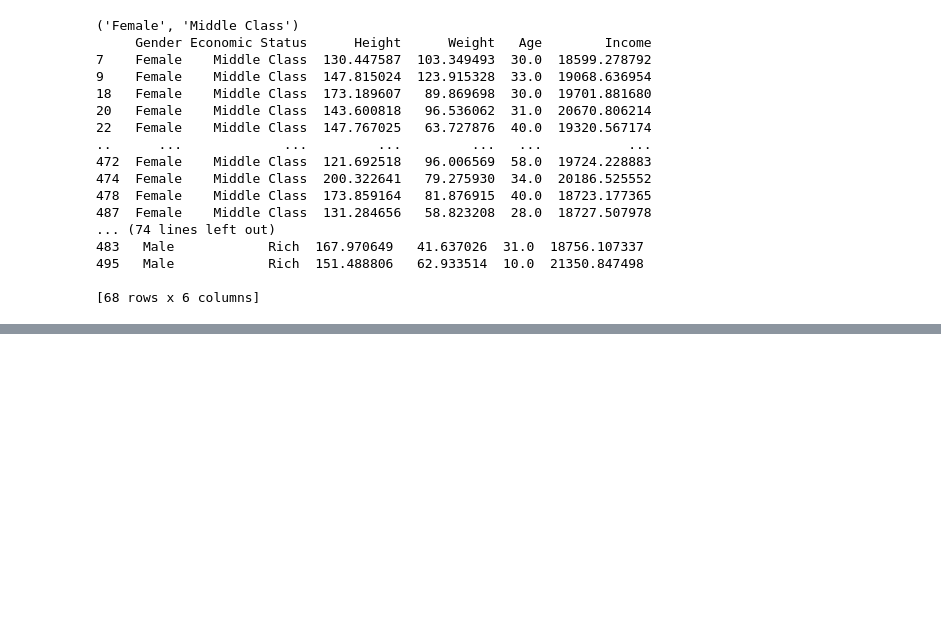
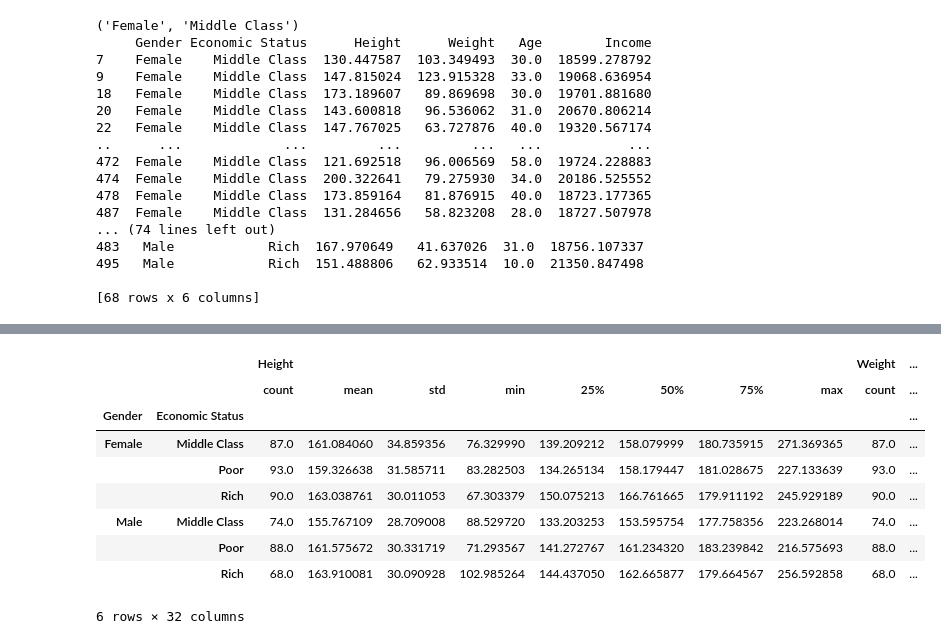
Before and after one commit to santiagoprado12/cursoMLpython, a Jupyter notebook: Agrupacion_de_datos.ipynb, the cells around one changed output, grey strips where cells are left out. Saved outputs shown, nothing was run; the diff lists cells and outputs as text; code cells hidden in the pictures; blank space fills up the shorter version.

```diff
--- a/Agrupacion_de_datos.ipynb
+++ b/Agrupacion_de_datos.ipynb
@@ -143,0 +168,13 @@ for names,groups in double_group:
+# %%
+double_group.describe()
+# %% [output]
+|  |  | Height |  |  |  |  |  |  |  | Weight | ... |
+|  |  | count | mean | std | min | 25% | 50% | 75% | max | count | ... |
+| Gender | Economic Status |  |  |  |  |  |  |  |  |  | ... |
+| Female | Middle Class | 87.0 | 161.084060 | 34.859356 | 76.329990 | 139.209212 | 158.079999 | 180.735915 | 271.369365 | 87.0 | ... |
+|  | Poor | 93.0 | 159.326638 | 31.585711 | 83.282503 | 134.265134 | 158.179447 | 181.028675 | 227.133639 | 93.0 | ... |
+|  | Rich | 90.0 | 163.038761 | 30.011053 | 67.303379 | 150.075213 | 166.761665 | 179.911192 | 245.929189 | 90.0 | ... |
+| Male | Middle Class | 74.0 | 155.767109 | 28.709008 | 88.529720 | 133.203253 | 153.595754 | 177.758356 | 223.268014 | 74.0 | ... |
+|  | Poor | 88.0 | 161.575672 | 30.331719 | 71.293567 | 141.272767 | 161.234320 | 183.239842 | 216.575693 | 88.0 | ... |
+|  | Rich | 68.0 | 163.910081 | 30.090928 | 102.985264 | 144.437050 | 162.665877 | 179.664567 | 256.592858 | 68.0 | ... |
+6 rows × 32 columns
```
Also changed, not shown: parts of 27 cells of this notebook.
